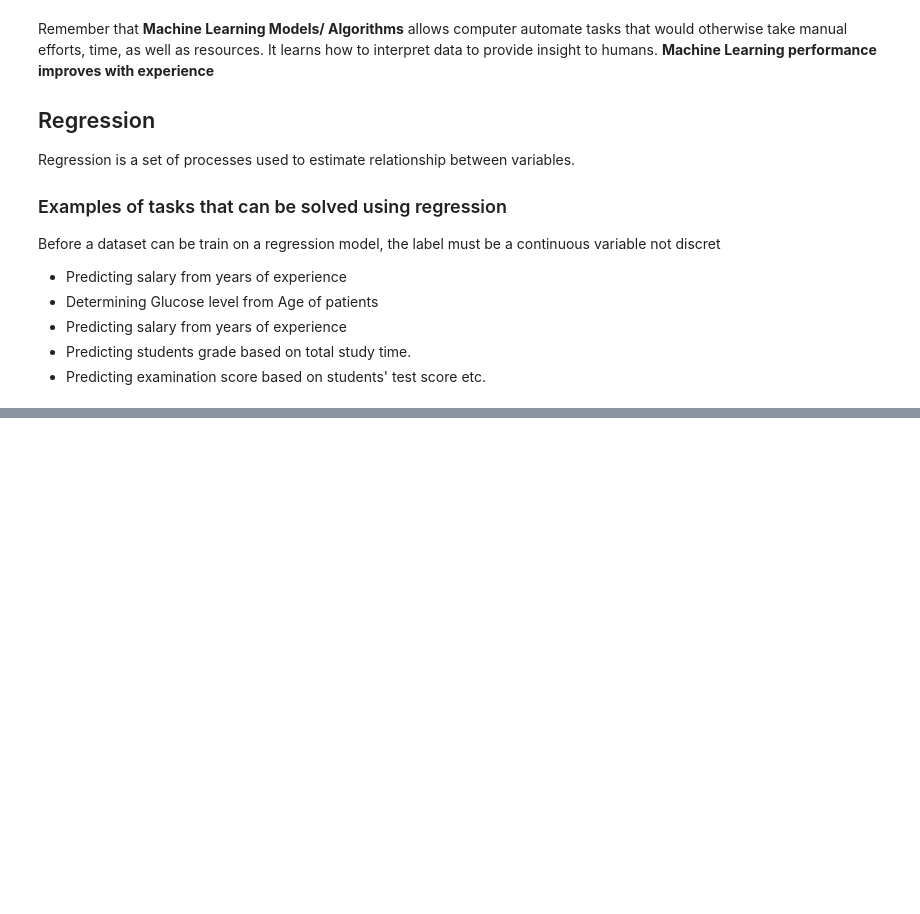
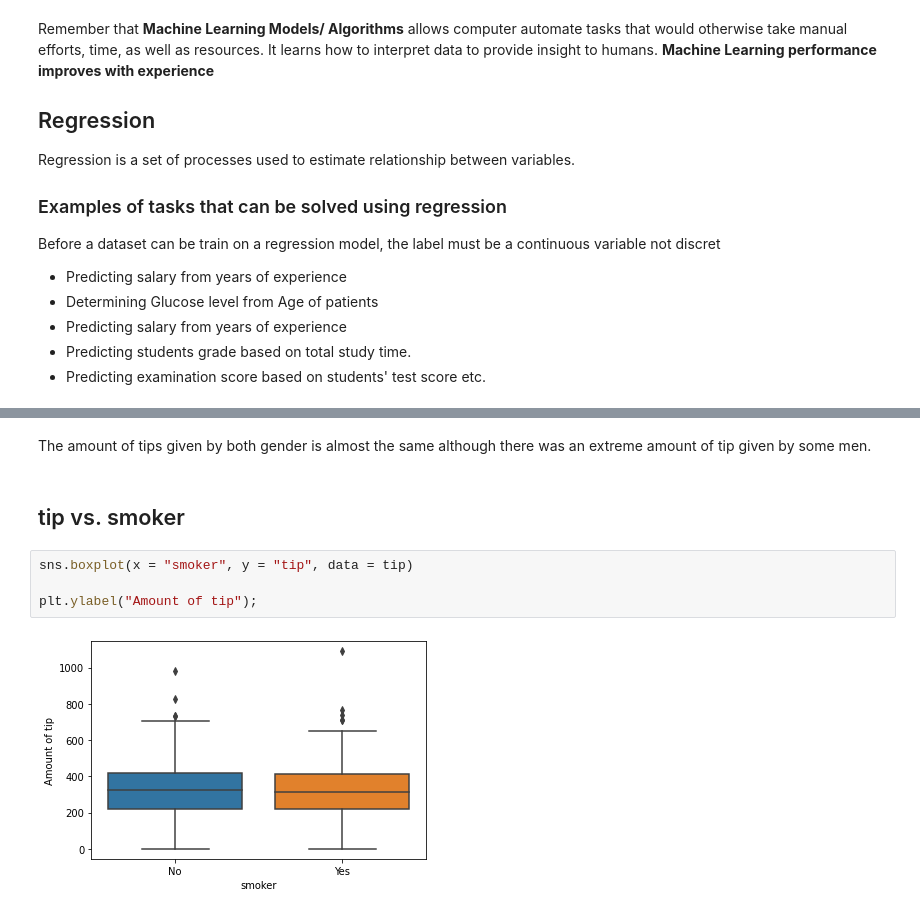
Before and after one commit to dthatprince/Python-Machine-Learning-Notebooks, a Jupyter notebook: Machine-Learning-Notebook/Course/Unit 5.ipynb, the cells around one changed output, grey strips where cells are left out. Cells and saved outputs as stored; diff of their text form; blank space fills up the shorter version.

```diff
--- a/Machine-Learning-Notebook/Course/Unit 5.ipynb
+++ b/Machine-Learning-Notebook/Course/Unit 5.ipynb
@@ -454,0 +102,10 @@ plt.show()
+# %% [markdown]
+The amount of tips given by both gender is almost the same although there was an extreme amount of tip given by some men.
+# %% [markdown]
+## tip vs. smoker
+# %%
+sns.boxplot(x = "smoker", y = "tip", data = tip)
+
+plt.ylabel("Amount of tip");
+# %% [output]
+[figure, added]
```
Also changed, not shown: parts of 149 cells of this notebook, 4 other files.
